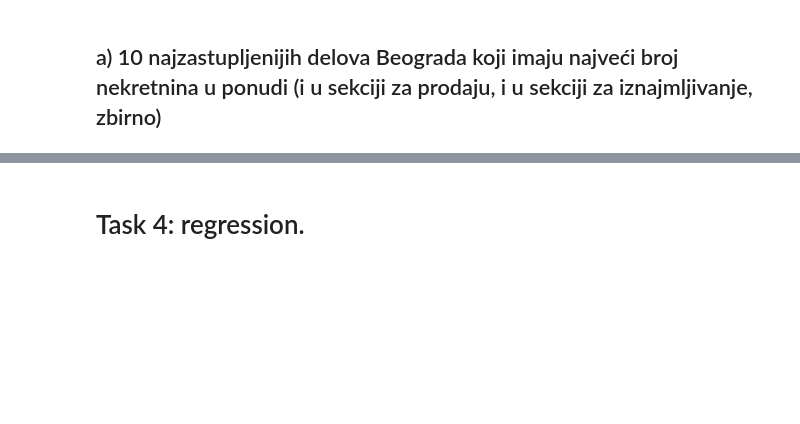
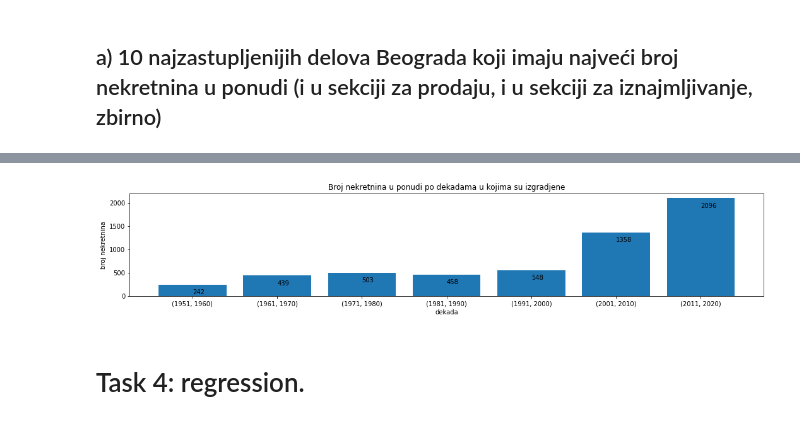
Before and after one commit to fishsalad183/ETF-PSZ, a Jupyter notebook: PSZ - Vojislav Bogosavljevic.ipynb, the cells around one changed output, grey strips where cells are left out. Saved outputs shown, nothing was run; the diff lists cells and outputs as text; code cells hidden in the pictures; blank space fills up the shorter version.

```diff
--- a/PSZ - Vojislav Bogosavljevic.ipynb
+++ b/PSZ - Vojislav Bogosavljevic.ipynb
@@ -343,3 +362,16 @@ for d, b in zip(delovi_grada, brojevi_nekretnina):
+# %%
+fig, ax = plt.subplots()
+dekade, brojevi_nekretnina = zip(*db.nekretnine_po_dekadama().items())
+ax.bar(dekade, brojevi_nekretnina)
+ax.set_title("Broj nekretnina u ponudi po dekadama u kojima su izgradjene")
+ax.set_xlabel("dekada")
+ax.set_ylabel("broj nekretnina")
+
+fig.set_size_inches(18, 3)
+for dekada, broj in zip(dekade, brojevi_nekretnina):
+    ax.annotate(str(broj), xy=(dekada, broj - 200))
+# %% [output]
+[figure, added]
 # %%
 db.close()
 # %% [markdown]
```
Also changed, not shown: parts of 4 cells of this notebook, 1 other file.
